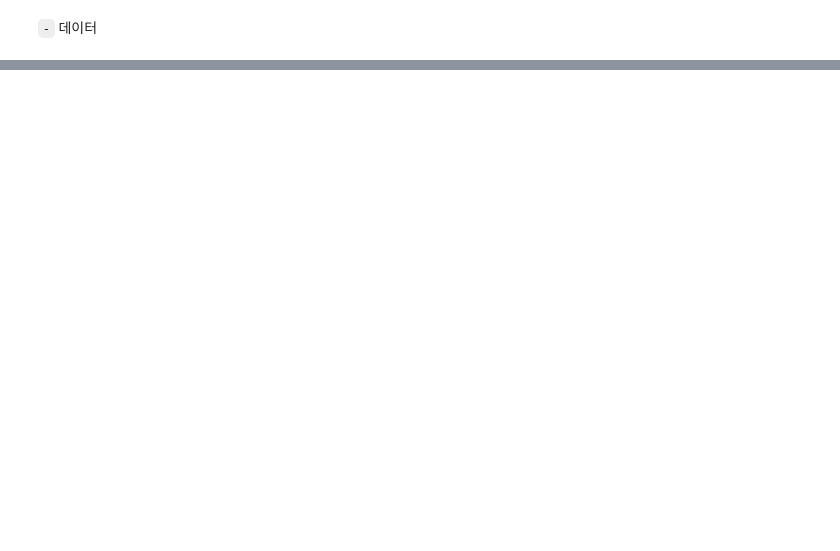
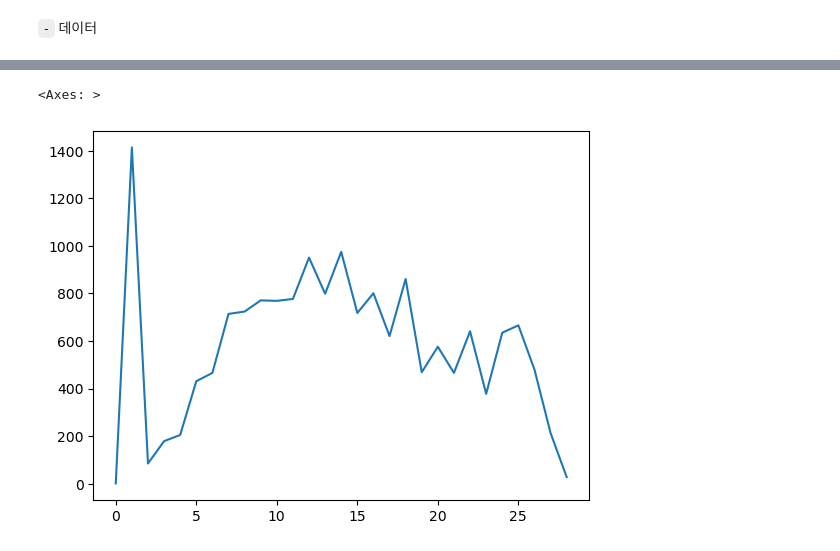
Before and after one commit to HollyRiver/R, a Jupyter notebook: SDB/Analysis.ipynb, the cells around one changed output, grey strips where cells are left out. Cells and saved outputs as stored; diff of their text form; code cells hidden in the pictures; blank space fills up the shorter version.

```diff
--- a/SDB/Analysis.ipynb
+++ b/SDB/Analysis.ipynb
@@ -22,0 +167,6 @@ pd.merge(university, professor)
+# %%
+norm_course[["강의년도", "강의학기", "강의코드"]].pivot_table(index = ["강의년도", "강의학기"], values = "강의코드", aggfunc = "count").reset_index().rename({"강의코드" : "제공강의 수"}, axis = 1)\
+["제공강의 수"].plot()
+# %% [output]
+<Axes: >
+[figure, added]
```
Also changed, not shown: parts of 19 cells of this notebook, 11 other files.
